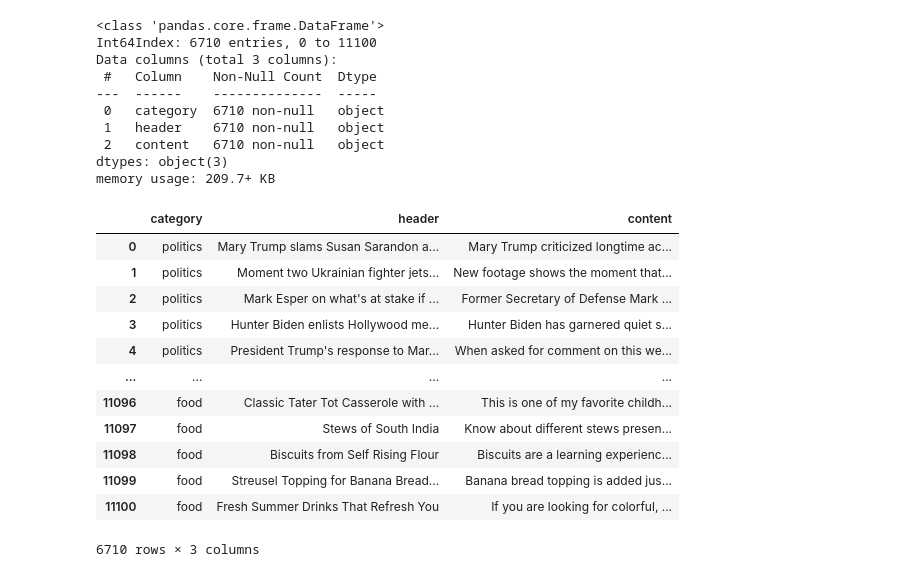
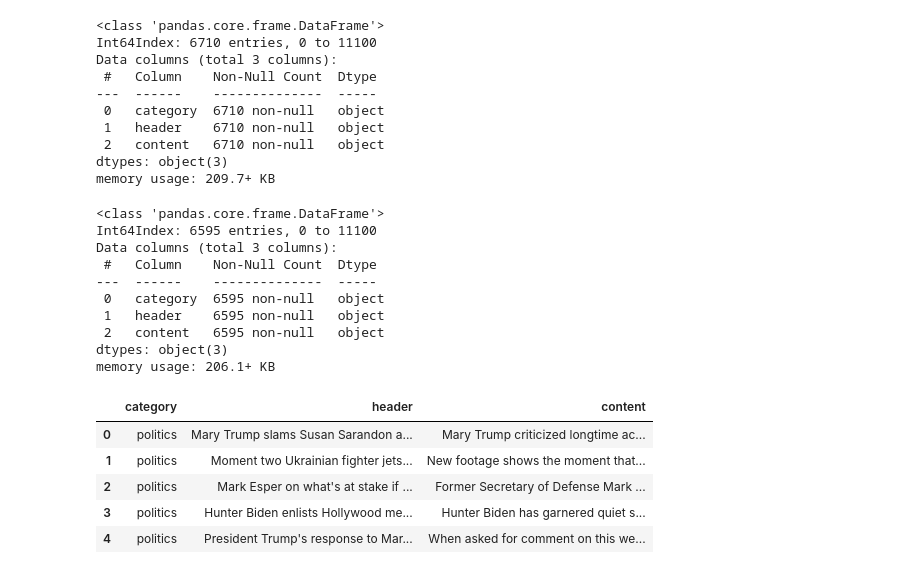
Before and after one commit to srjuchenko/NewsCategoryCllasifier, a Jupyter notebook: data-cleaning/data_cleaning.ipynb, the cells around one changed output. Saved outputs shown, nothing was run; the diff lists cells and outputs as text; code cells hidden in the pictures.

```diff
--- a/data-cleaning/data_cleaning.ipynb
+++ b/data-cleaning/data_cleaning.ipynb
@@ -107,24 +110,37 @@ Data columns (total 3 columns):
  2   content   6710 non-null   object
 dtypes: object(3)
 memory usage: 209.7+ KB
+# %%
+#drop < 5 words
+df = df[df["content"].str.split().str.len().gt(5)]
+df.info()
+# %% [output]
+<class 'pandas.core.frame.DataFrame'>
+Int64Index: 6595 entries, 0 to 11100
+Data columns (total 3 columns):
+ #   Column    Non-Null Count  Dtype
+---  ------    --------------  -----
+ 0   category  6595 non-null   object
+ 1   header    6595 non-null   object
+ 2   content   6595 non-null   object
+dtypes: object(3)
+memory usage: 206.1+ KB
 # %%
-# Remove numbers
-for i, row in df.iterrows():
-    row["content"] = re.sub(r'\d','', row["content"])
-    row["header"] = re.sub(r'\d','', row["header"])
+# Remove numbers and \n \r -
+def remove_numbers_and_backslashes(column_name):
+    for i, row in df.iterrows():
+        row[f"{column_name}"] = re.sub(r'\d','', row[f"{column_name}"])
+        row[f"{column_name}"] = row[f"{column_name}"].replace("\n"," ")
+        row[f"{column_name}"] = row[f"{column_name}"].replace("\r"," ")
+        row[f"{column_name}"] = row[f"{column_name}"].replace("-"," ")
 
-df
+
+remove_numbers_and_backslashes("header")
+remove_numbers_and_backslashes("content")
 # %% [output]
 |  | category | header | content |
 | 0 | politics | Mary Trump slams Susan Sarandon a... | Mary Trump criticized longtime ac... |
 | 1 | politics | Moment two Ukrainian fighter jets... | New footage shows the moment that... |
 | 2 | politics | Mark Esper on what's at stake if ... | Former Secretary of Defense Mark ... |
 | 3 | politics | Hunter Biden enlists Hollywood me... | Hunter Biden has garnered quiet s... |
 | 4 | politics | President Trump's response to Mar... | When asked for comment on this we... |
-| ... | ... | ... | ... |
-| 11096 | food | Classic Tater Tot Casserole with ... | This is one of my favorite childh... |
-| 11097 | food | Stews of South India | Know about different stews presen... |
-| 11098 | food | Biscuits from Self Rising Flour | Biscuits are a learning experienc... |
-| 11099 | food | Streusel Topping for Banana Bread... | Banana bread topping is added jus... |
-| 11100 | food | Fresh Summer Drinks That Refresh You | If you are looking for colorful, ... |
-6710 rows × 3 columns
```
Also changed, not shown: parts of 9 cells of this notebook.
